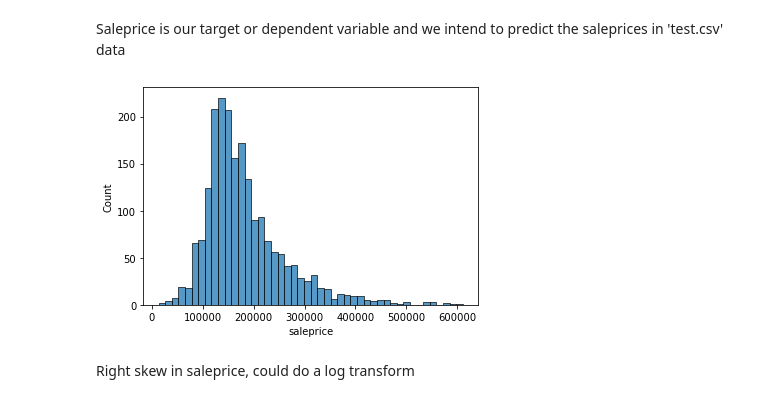
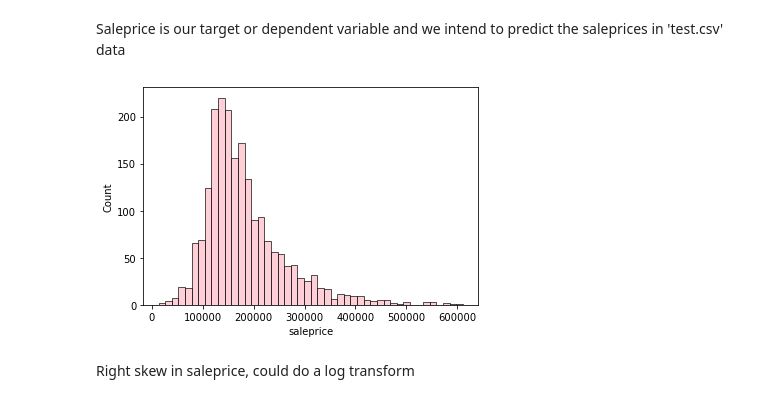
Before and after one commit to sabaiitj/Ames-Housing-Data, a Jupyter notebook: Saba_project_2_EDA.ipynb, the cells around one changed output. Cells and saved outputs as stored; diff of their text form; code cells hidden in the pictures.

```diff
--- a/Saba_project_2_EDA.ipynb
+++ b/Saba_project_2_EDA.ipynb
@@ -145,9 +145,9 @@ df.boxplot(column ='saleprice',by= 'ms_subclass',figsize=(15,10), color='green',
 # %% [markdown]
 Saleprice is our target or dependent variable and we intend to predict the saleprices in 'test.csv' data
 # %%
-sns.histplot(df.saleprice);
+sns.histplot(df.saleprice,color='pink');
 # %% [output]
-[figure, old version]
+[figure, new version]
 # %% [markdown]
 Right skew in saleprice, could do a log transform
 # %%
```
